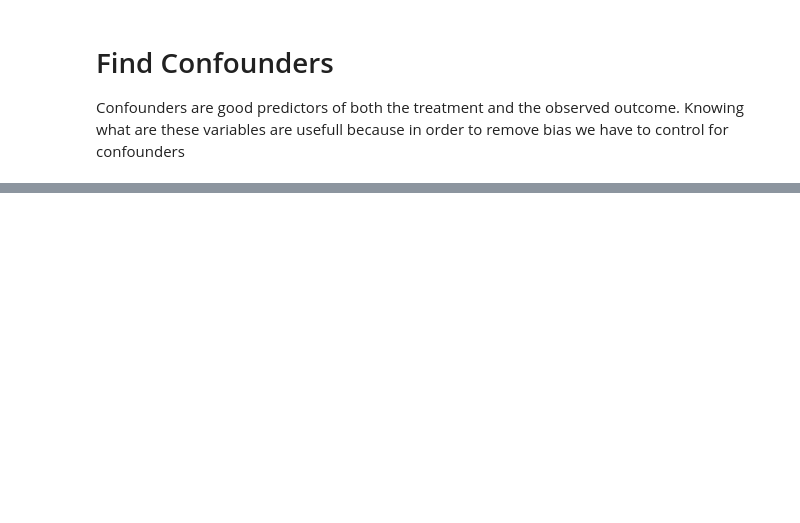
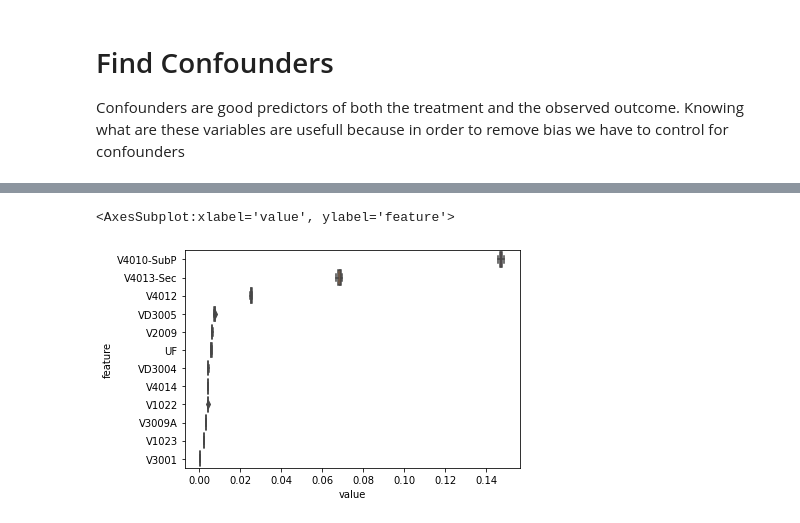
Before and after one commit to AlanGanem/MO444, a Jupyter notebook: trabalho_final/notebooks/Análise contrafactual dados IBGE.ipynb, the cells around one changed output, grey strips where cells are left out. Cells and saved outputs as stored; diff of their text form; code cells hidden in the pictures; blank space fills up the shorter version.

```diff
--- a/trabalho_final/notebooks/Análise contrafactual dados IBGE.ipynb
+++ b/trabalho_final/notebooks/Análise contrafactual dados IBGE.ipynb
@@ -123,0 +376,5 @@ pnadc.query('V405122', 'pnadpy/input_PNADC_trimestral.txt', )
+# %%
+def auc_scoring(estim, X, y):
+    return roc_auc_score(OneHotEncoder(sparse = False).fit_transform(y), estim.predict_proba(X), multi_class = 'ovr')
+
+importances = permutation_importance(pipe_treatment, data[X_columns][test_msk], data[[T_columns[0]]][test_msk], n_repeats = 10, n_jobs = -1, scoring = auc_scoring)
@@ -123,0 +392,16 @@ pnadc.query('V405122', 'pnadpy/input_PNADC_trimestral.txt', )
+# %%
+importances_df = pd.DataFrame(importances['importances'])
+importances_df['feature'] = X_columns
+importances_df = importances_df.melt(id_vars = ['feature'], var_name = 'iter')
+rank = importances_df.groupby('feature')['value'].sum().sort_values(ascending = False)
+
+#importances_df.groupby('feature').apply(lambda x: sns.boxplot(y = x['importances'], x = x['rank']))
+sns.boxplot(x="value",
+            y="feature",
+            data=importances_df,
+            order = rank.index
+           )
+#plt.legend()
+# %% [output]
+<AxesSubplot:xlabel='value', ylabel='feature'>
+[figure, added]
```
Also changed, not shown: parts of 85 cells of this notebook, 4 other files.
